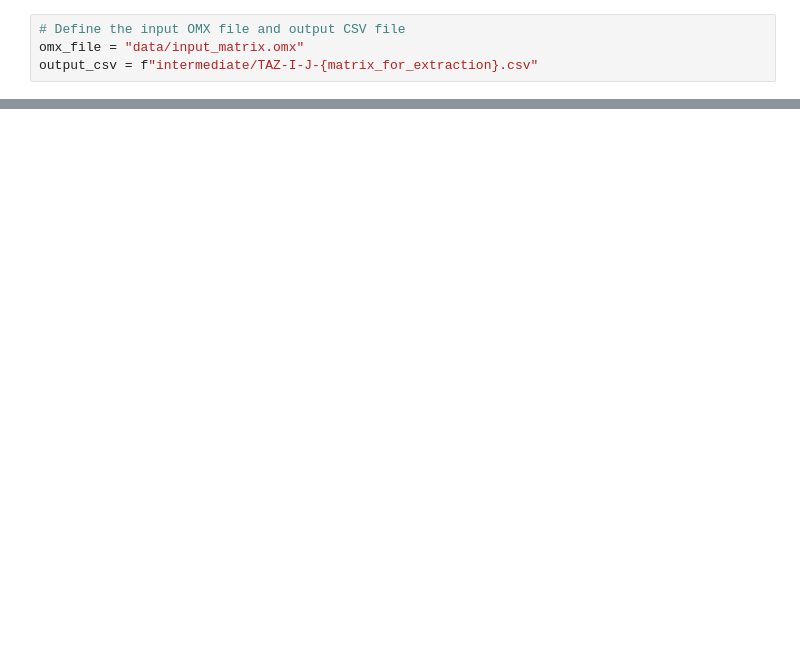
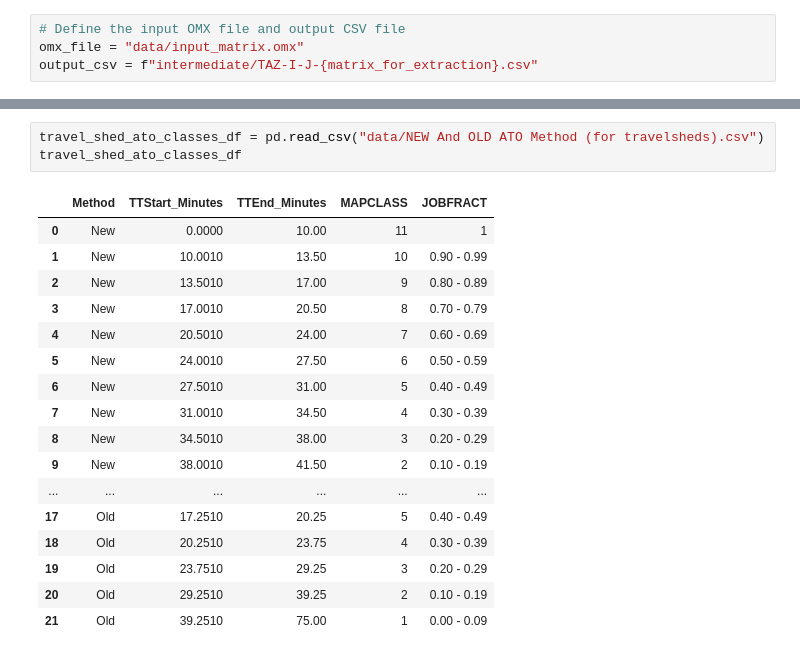
Before and after one commit to WFRCAnalytics/ATO-TDM-Plot-Travelsheds, a Jupyter notebook: 02-Extract-info-for-select-TAZ.ipynb, the cells around one changed output, grey strips where cells are left out. Drawn from its saved outputs; the diff is of its cells as text; blank space fills up the shorter version.

```diff
--- a/02-Extract-info-for-select-TAZ.ipynb
+++ b/02-Extract-info-for-select-TAZ.ipynb
@@ -35,0 +62,21 @@ Extracted data saved to intermediate/TAZ-I-J-GP_TotTime.csv
+# %%
+travel_shed_ato_classes_df = pd.read_csv("data/NEW And OLD ATO Method (for travelsheds).csv")
+travel_shed_ato_classes_df
+# %% [output]
+|  | Method | TTStart_Minutes | TTEnd_Minutes | MAPCLASS | JOBFRACT |
+| 0 | New | 0.0000 | 10.00 | 11 | 1 |
+| 1 | New | 10.0010 | 13.50 | 10 | 0.90 - 0.99 |
+| 2 | New | 13.5010 | 17.00 | 9 | 0.80 - 0.89 |
+| 3 | New | 17.0010 | 20.50 | 8 | 0.70 - 0.79 |
+| 4 | New | 20.5010 | 24.00 | 7 | 0.60 - 0.69 |
+| 5 | New | 24.0010 | 27.50 | 6 | 0.50 - 0.59 |
+| 6 | New | 27.5010 | 31.00 | 5 | 0.40 - 0.49 |
+| 7 | New | 31.0010 | 34.50 | 4 | 0.30 - 0.39 |
+| 8 | New | 34.5010 | 38.00 | 3 | 0.20 - 0.29 |
+| 9 | New | 38.0010 | 41.50 | 2 | 0.10 - 0.19 |
+| ... | ... | ... | ... | ... | ... |
+| 17 | Old | 17.2510 | 20.25 | 5 | 0.40 - 0.49 |
+| 18 | Old | 20.2510 | 23.75 | 4 | 0.30 - 0.39 |
+| 19 | Old | 23.7510 | 29.25 | 3 | 0.20 - 0.29 |
+| 20 | Old | 29.2510 | 39.25 | 2 | 0.10 - 0.19 |
+| 21 | Old | 39.2510 | 75.00 | 1 | 0.00 - 0.09 |
```
Also changed, not shown: parts of 6 cells of this notebook, 15 other files.
